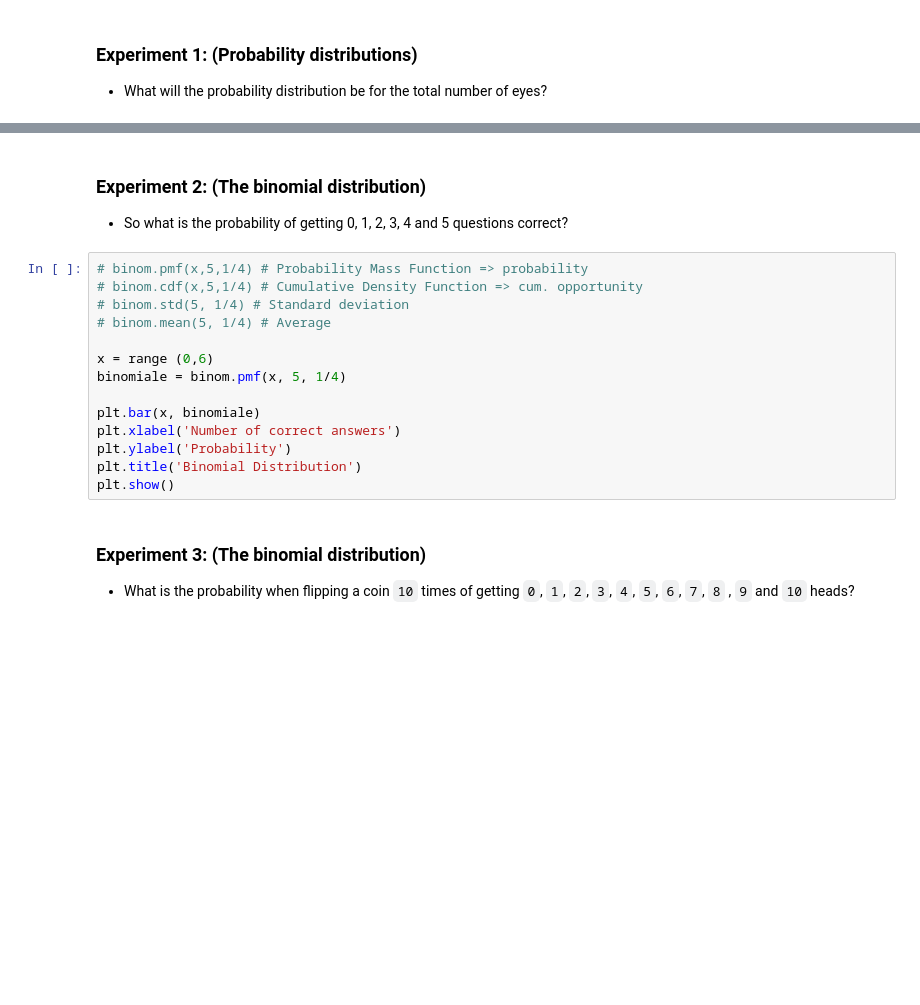
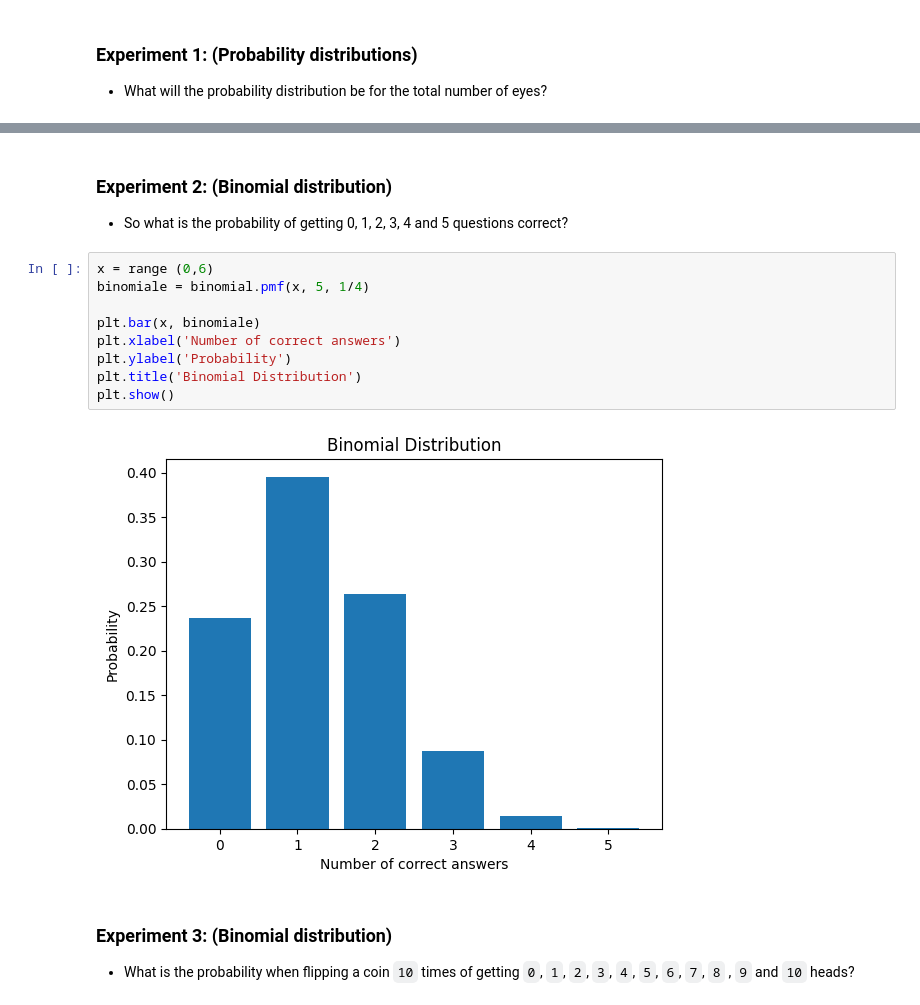
Before and after one commit to EliasDeHondt/DataScience2, a Jupyter notebook: W14P3/Exercises probability distributions.ipynb, the cells around one changed output, grey strips where cells are left out. Cells and saved outputs as stored; diff of their text form; blank space fills up the shorter version.

```diff
--- a/W14P3/Exercises probability distributions.ipynb
+++ b/W14P3/Exercises probability distributions.ipynb
@@ -388,22 +579,19 @@ plt.show()
 # %% [markdown]
-### Experiment 2: (The binomial distribution)
+### Experiment 2: (Binomial distribution)
 - So what is the probability of getting 0, 1, 2, 3, 4 and 5 questions correct?
 # %%
-# binom.pmf(x,5,1/4) # Probability Mass Function => probability
-# binom.cdf(x,5,1/4) # Cumulative Density Function => cum. opportunity
-# binom.std(5, 1/4) # Standard deviation
-# binom.mean(5, 1/4) # Average
-
 x = range (0,6)
-binomiale = binom.pmf(x, 5, 1/4)
+binomiale = binomial.pmf(x, 5, 1/4)
 
 plt.bar(x, binomiale)
 plt.xlabel('Number of correct answers')
 plt.ylabel('Probability')
 plt.title('Binomial Distribution')
 plt.show()
+# %% [output]
+[figure, added]
 # %% [markdown]
-### Experiment 3: (The binomial distribution)
+### Experiment 3: (Binomial distribution)
 - What is the probability when flipping a coin `10` times of getting `0`, `1`, `2`, `3`, `4`, `5`, `6`, `7`, `8` , `9` and `10` heads?
 # %%
 x=range(0,11)
```
Also changed, not shown: parts of 38 cells of this notebook, 2 other files.
